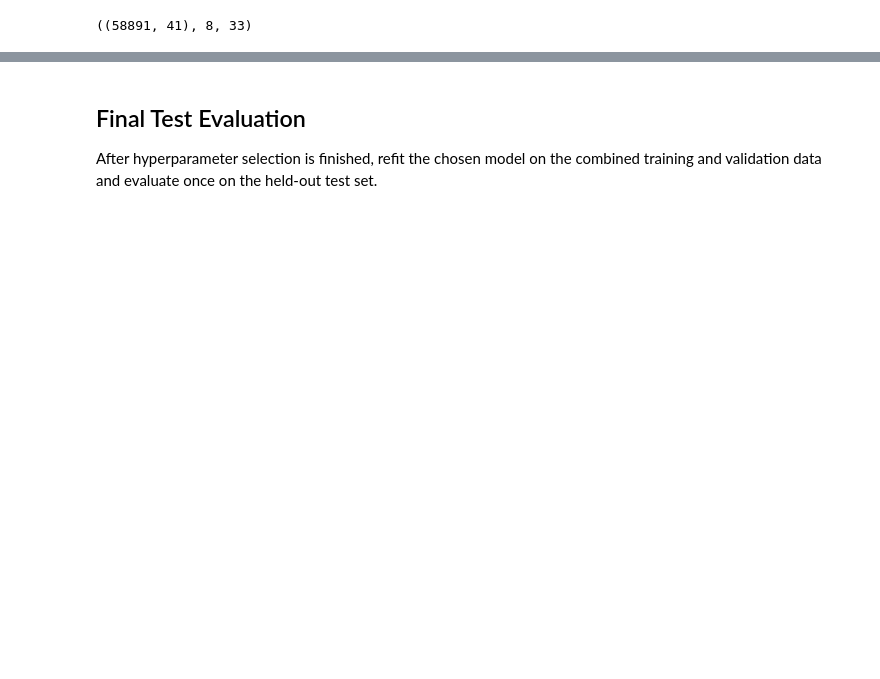
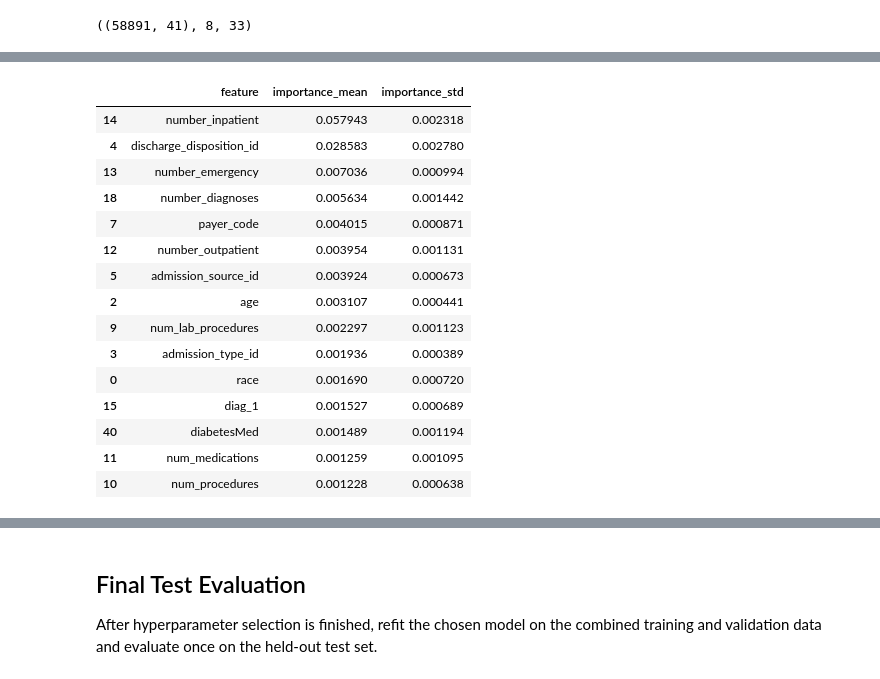
Before and after one commit to votsun/diabetes-classification-project, a Jupyter notebook: src/random_forest.ipynb, the cells around one changed output, grey strips where cells are left out. Cells and saved outputs as stored; diff of their text form; code cells hidden in the pictures; blank space fills up the shorter version.

```diff
--- a/src/random_forest.ipynb
+++ b/src/random_forest.ipynb
@@ -275,22 +369,39 @@ plt.tight_layout()
 # %%
-feature_names = best_model.named_steps['preprocessor'].get_feature_names_out()
+feature_names = X_val.columns
 perm = permutation_importance(
     best_model,
     X_val,
     y_val,
     scoring='f1_macro',
     n_repeats=8,
     random_state=RANDOM_STATE,
     n_jobs=-1,
 )
 
 importance_df = pd.DataFrame({
     'feature': feature_names,
     'importance_mean': perm.importances_mean,
     'importance_std': perm.importances_std,
 }).sort_values('importance_mean', ascending=False)
 
 importance_df.head(15)
+# %% [output]
+|  | feature | importance_mean | importance_std |
+| 14 | number_inpatient | 0.057943 | 0.002318 |
+| 4 | discharge_disposition_id | 0.028583 | 0.002780 |
+| 13 | number_emergency | 0.007036 | 0.000994 |
+| 18 | number_diagnoses | 0.005634 | 0.001442 |
+| 7 | payer_code | 0.004015 | 0.000871 |
+| 12 | number_outpatient | 0.003954 | 0.001131 |
+| 5 | admission_source_id | 0.003924 | 0.000673 |
+| 2 | age | 0.003107 | 0.000441 |
+| 9 | num_lab_procedures | 0.002297 | 0.001123 |
+| 3 | admission_type_id | 0.001936 | 0.000389 |
+| 0 | race | 0.001690 | 0.000720 |
+| 15 | diag_1 | 0.001527 | 0.000689 |
+| 40 | diabetesMed | 0.001489 | 0.001194 |
+| 11 | num_medications | 0.001259 | 0.001095 |
+| 10 | num_procedures | 0.001228 | 0.000638 |
 # %%
 top_importance = importance_df.head(15).sort_values('importance_mean')
 
```
Also changed, not shown: parts of 16 cells of this notebook.
